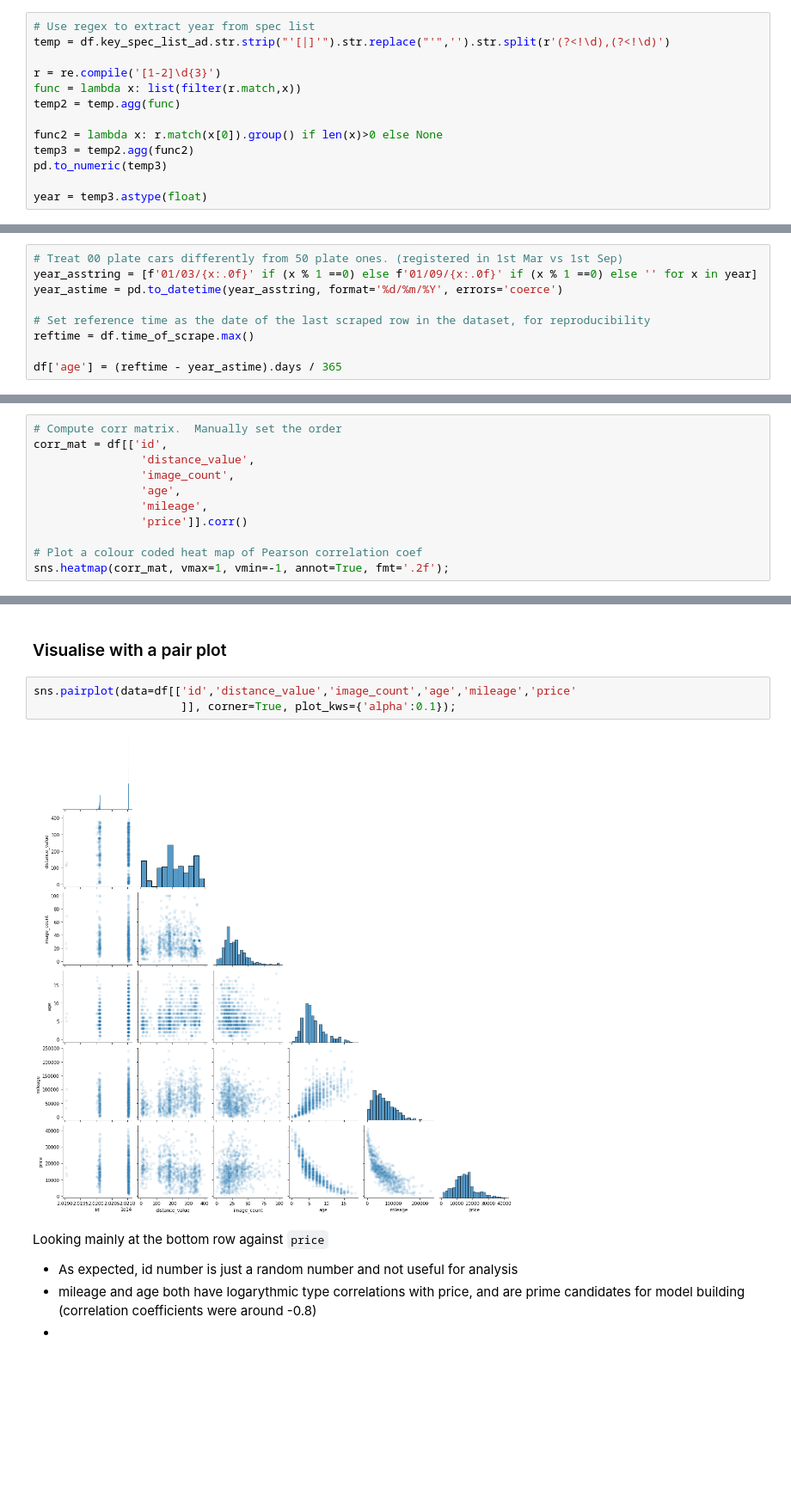
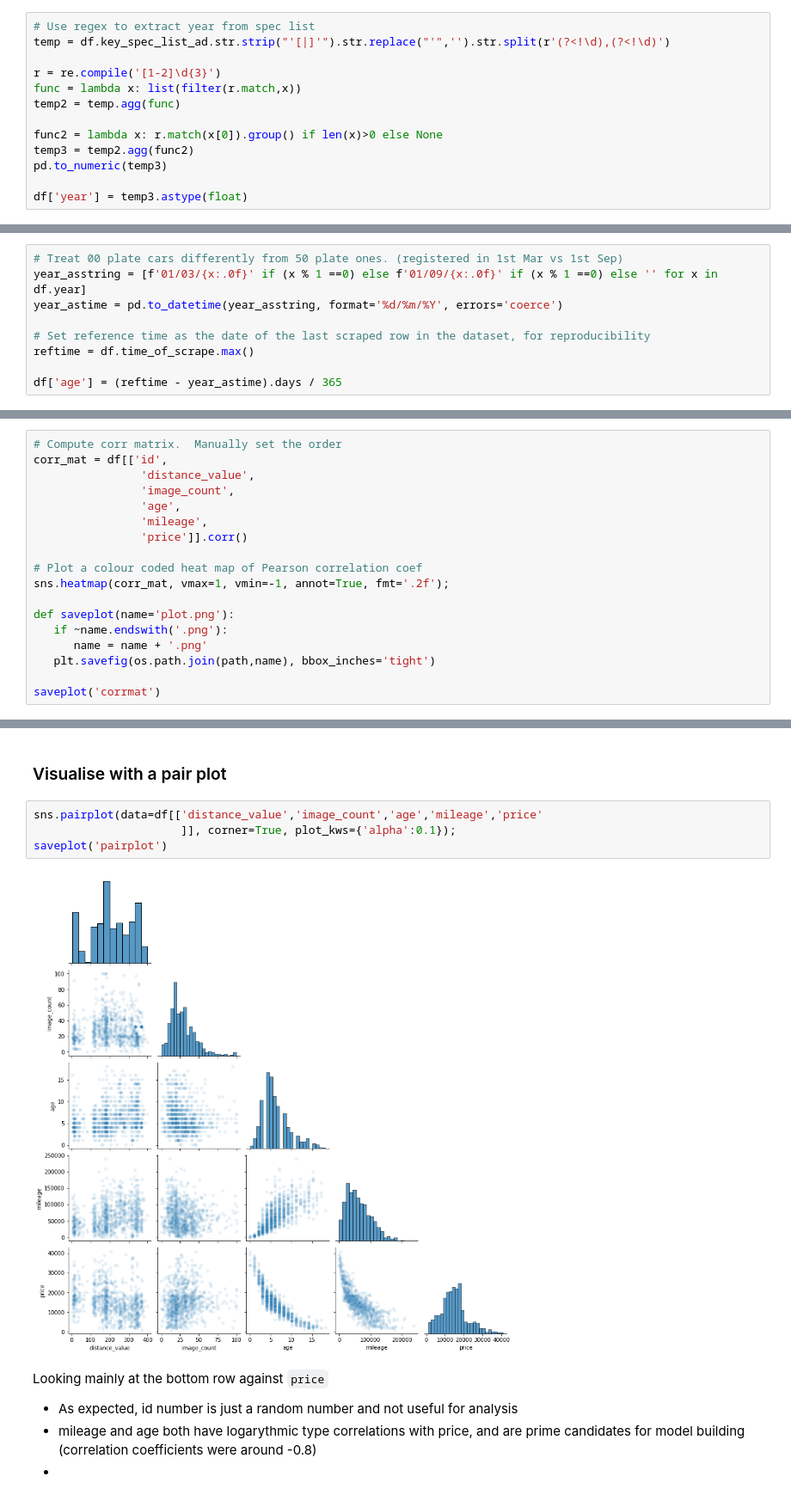
Before and after one commit to adin786/autotrader-analysis, a Jupyter notebook: autotrader_analysis.ipynb, the cells around one changed output, grey strips where cells are left out. Shown at 86% size. Saved outputs shown, nothing was run; the diff lists cells and outputs as text; blank space fills up the shorter version.

```diff
--- a/autotrader_analysis.ipynb
+++ b/autotrader_analysis.ipynb
@@ -194,6 +193,6 @@ func2 = lambda x: r.match(x[0]).group() if len(x)>0 else None
 temp3 = temp2.agg(func2)
 pd.to_numeric(temp3)
 
-year = temp3.astype(float)
+df['year'] = temp3.astype(float)
 # %%
 # Check basic statistics
@@ -212,7 +211,7 @@ Name: key_spec_list_ad, dtype: float64
 Now we have a series of "year" values.  Calculate age
 # %%
 # Treat 00 plate cars differently from 50 plate ones. (registered in 1st Mar vs 1st Sep)
-year_asstring = [f'01/03/{x:.0f}' if (x % 1 ==0) else f'01/09/{x:.0f}' if (x % 1 ==0) else '' for x in year]
+year_asstring = [f'01/03/{x:.0f}' if (x % 1 ==0) else f'01/09/{x:.0f}' if (x % 1 ==0) else '' for x in df.year]
 year_astime = pd.to_datetime(year_asstring, format='%d/%m/%Y', errors='coerce')
 
 # Set reference time as the date of the last scraped row in the dataset, for reproducibility
@@ -321,6 +321,13 @@ corr_mat = df[['id',
 
 # Plot a colour coded heat map of Pearson correlation coef
 sns.heatmap(corr_mat, vmax=1, vmin=-1, annot=True, fmt='.2f');
+
+def saveplot(name='plot.png'):
+   if ~name.endswith('.png'):
+      name = name + '.png'
+   plt.savefig(os.path.join(path,name), bbox_inches='tight')
+
+saveplot('corrmat')
 # %% [output]
 [figure]
 # %% [markdown]
@@ -329,10 +336,11 @@ sns.heatmap(corr_mat, vmax=1, vmin=-1, annot=True, fmt='.2f');
 # %% [markdown]
 ### Visualise with a pair plot
 # %%
-sns.pairplot(data=df[['id','distance_value','image_count','age','mileage','price'
+sns.pairplot(data=df[['distance_value','image_count','age','mileage','price'
                       ]], corner=True, plot_kws={'alpha':0.1});
+saveplot('pairplot')
 # %% [output]
-[figure, old version]
+[figure, new version]
 # %% [markdown]
 Looking mainly at the bottom row against `price`
 - As expected, id number is just a random number and not useful for analysis
```
Also changed, not shown: parts of 60 cells of this notebook.
